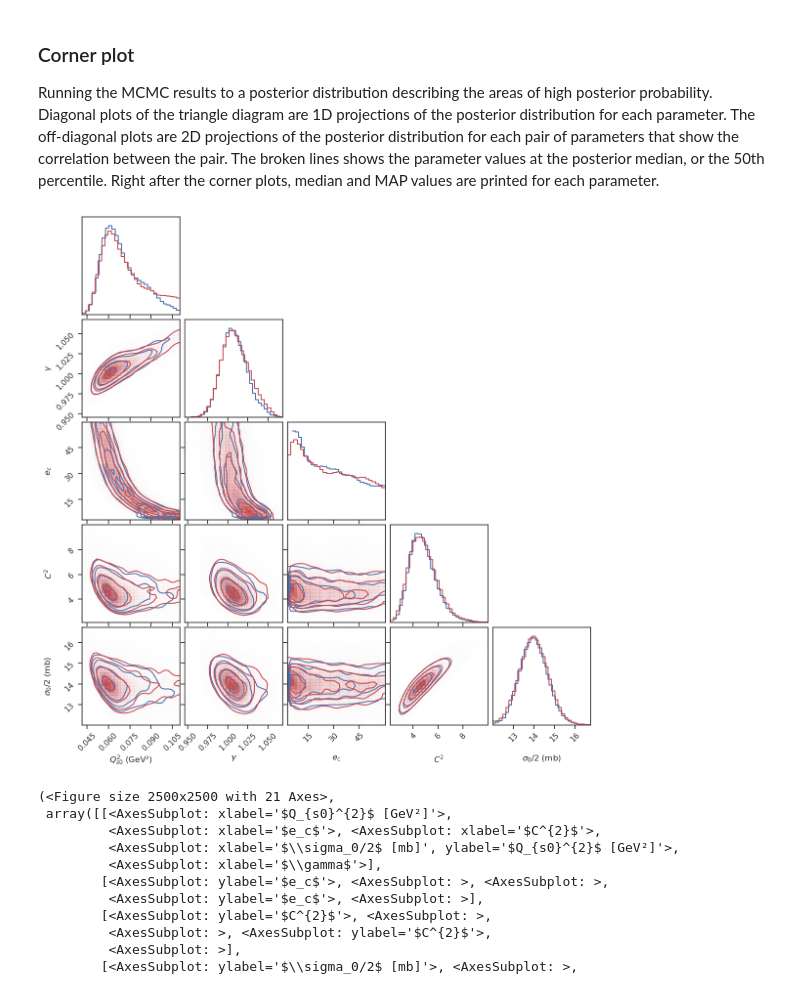
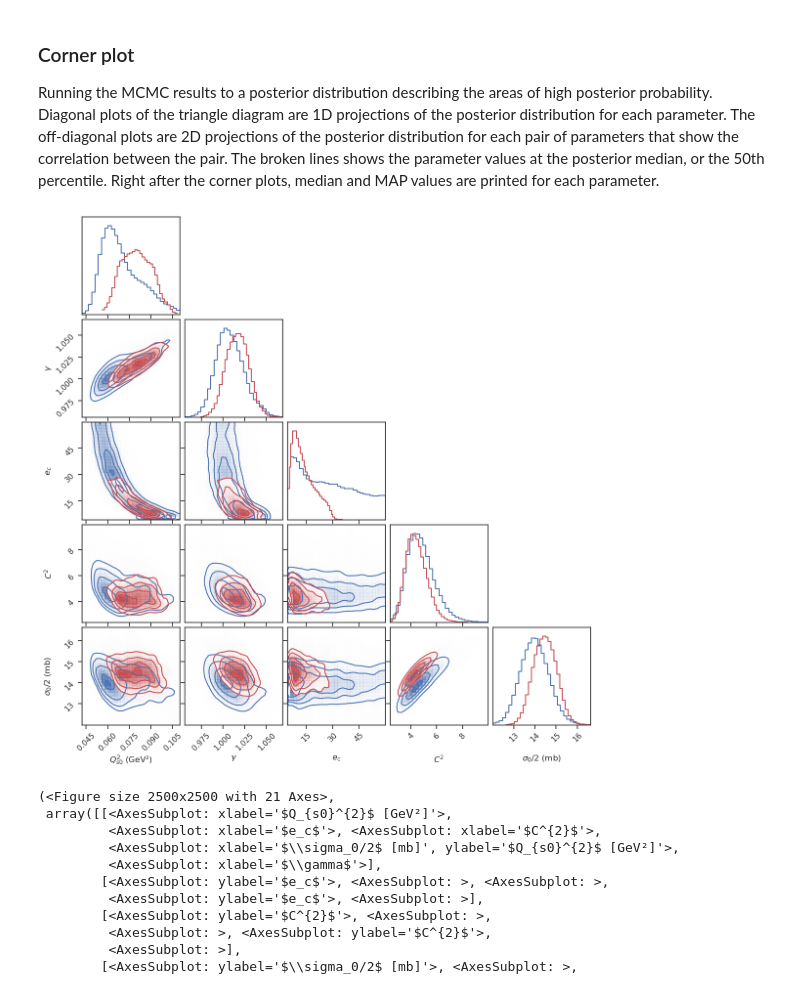
Before and after one commit to camcasuga/BayesianBK_results, a Jupyter notebook: analysis.ipynb, the cells around one changed output. Saved outputs shown, nothing was run; the diff lists cells and outputs as text; code cells hidden in the pictures.

```diff
--- a/analysis.ipynb
+++ b/analysis.ipynb
@@ -113,11 +113,11 @@ fig, ax = plot_zscore(pred_val, train_val, sd_val)
 ### Corner plot
 Running the MCMC results to a posterior distribution describing the areas of high posterior probability. Diagonal plots of the triangle diagram are 1D projections of the posterior distribution for each parameter. The off-diagonal plots are 2D projections of the posterior distribution for each pair of parameters that show the correlation between the pair. The broken lines shows the parameter values at the posterior median, or the 50th percentile. Right after the corner plots, median and MAP values are printed for each parameter.
 # %%
-theta_tocompare = np.vstack(np.loadtxt("../BayesianBK/run_corr/mv5/plainLHS/mv5_500d_corr_05to60_100w_mapinit_allsamples.txt", unpack = True)).T
+theta_tocompare = np.vstack(np.loadtxt("../BayesianBK/run_corr/mv5/plainLHS/mv5_500d_uncorr_05to60_100w_mapinit_allsamples.txt", unpack = True)).T
 fig2, corner = plot_1corner(theta_post_all, param_names)
 plot_corner_tocompare(theta_tocompare, fig2, corner)
 # %% [output]
-[figure, old version]
+[figure, new version]
 # %%
 posterior_samples_mve = np.vstack(np.loadtxt("../BayesianBK/run_corr/mve/plainLHS/mve_500d_corr_6to60_100w_mapinit_allsamples.txt", unpack=True)).T
 posterior_samples_mv5 = theta_post_all
```
Also changed, not shown: parts of 1 cell of this notebook.
